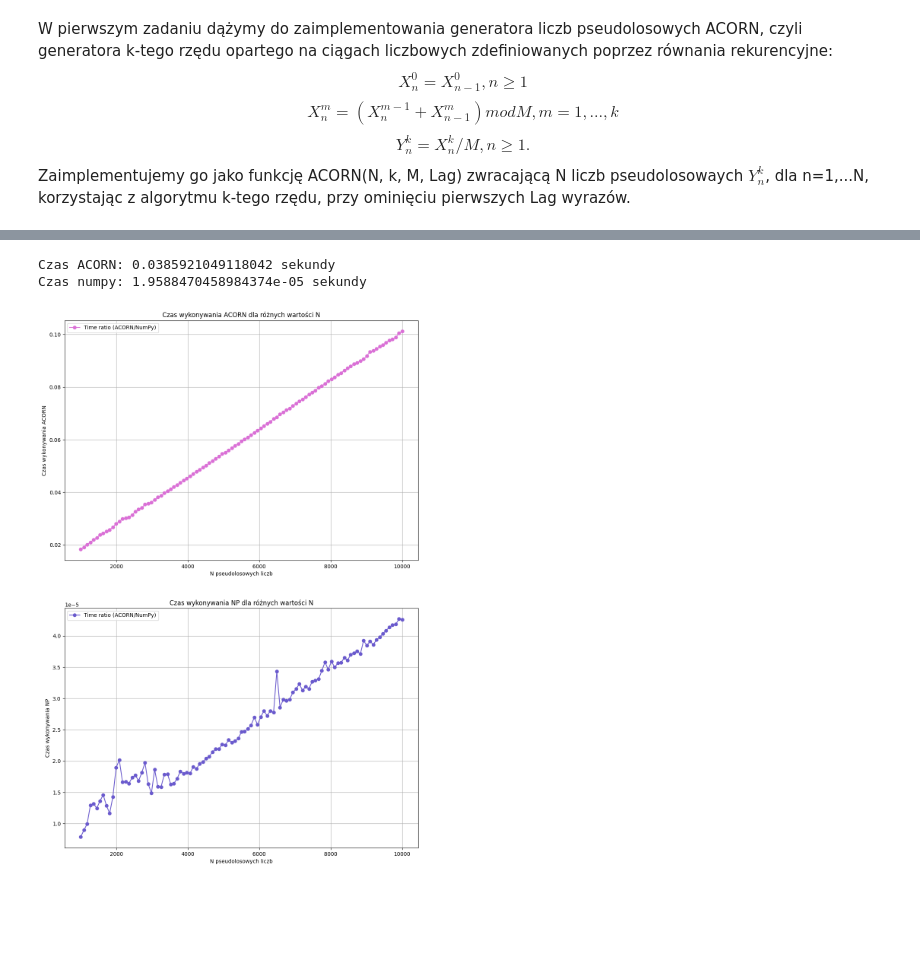
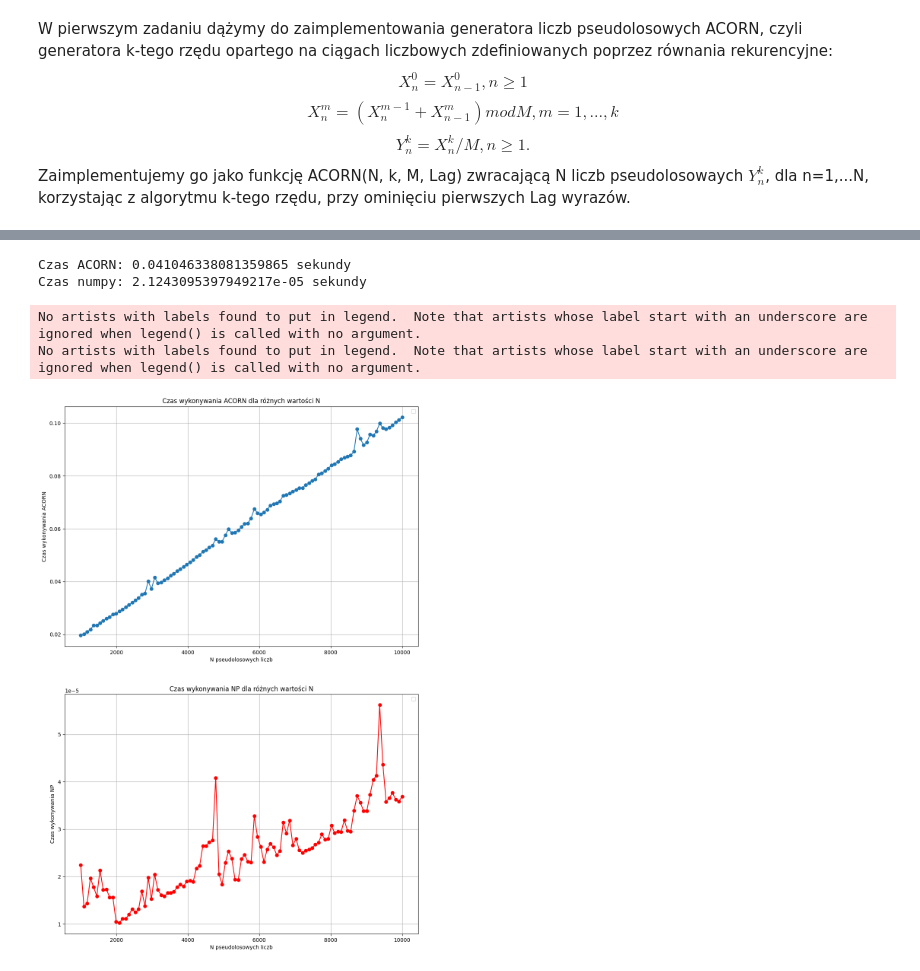
Before and after one commit to wust-research-group/raport-koncowy-wymiatacze, a Jupyter notebook: zadanie1.ipynb, the cells around one changed output, grey strips where cells are left out. Cells and saved outputs as stored; diff of their text form; code cells hidden in the pictures; blank space fills up the shorter version.

```diff
--- a/zadanie1.ipynb
+++ b/zadanie1.ipynb
@@ -88,11 +101,34 @@ No artists with labels found to put in legend.  Note that artists whose label st
 # %%
-def ACORN_czas(N, k, M, Lag):
+def ACORN_czas(N: int, k: int, M: int, Lag: int) -> float:
+    """
+    Funckja zwraca czas trwania algorytmu ACORN
+
+    Parametry
+    N (int): liczba liczb pseudolosowych do zwrócenia
+    k (int): liczba "dodatnich wartości" rzędów (k=0 pominięte)
+    M (int): liczbak względem której działa cały algorytm
+    Lag (int): ominięte wyrazy z k-tego rzędu
+
+    Zwraca:
+    (float): czas trwania
+
+    """
     start_acorn = time.time()
     ACORN(N, k, M, Lag)
     end_acorn = time.time()
     return end_acorn-start_acorn
 
-def NP_czas(N):
+def NP_czas(N: int) -> float:
+    """
+    Funckja zwracjąca czas trwania algorytmu ACORN
+
+    Parametry:
+    N (int): liczba liczb pseudolosowych do zwrócenia
+
+    Zwraca:
+    (float): czas trwania
+
+    """
     start_np = time.time()
     np.random.random(N+1)
     end_np = time.time()
@@ -108,41 +144,41 @@ for tim in range(50):
 print(f"Czas ACORN: {czas_acorn/50} sekundy")
 print(f"Czas numpy: {czas_np/50} sekundy")
 # %% [output]
-Czas ACORN: 0.0385921049118042 sekundy
-Czas numpy: 1.9588470458984374e-05 sekundy
+Czas ACORN: 0.041046338081359865 sekundy
+Czas numpy: 2.1243095397949217e-05 sekundy
 # %%
 przedzial = 101
 N2= np.linspace(1000, 10000,przedzial)
 
 #listy dla przechowania wyników czasów
 ACORN_czasy=np.zeros(przedzial)
 NP_czasy=np.zeros(przedzial)
 przedzialy = 0
 for ns in N2:
     CZAS_ACORN = 0
     CZAS_NP = 0
     for tim in range(10):
         CZAS_ACORN+=ACORN_czas(int(ns), k, M, Lag)
         CZAS_NP += NP_czas(int(ns))
     ACORN_czasy[przedzialy] = CZAS_ACORN/10
     NP_czasy[przedzialy] = CZAS_NP/10
     przedzialy+=1
 
 plt.figure(figsize=(12, 18))
 
 plt.subplot(2, 1, 1)
-plt.plot(N2, ACORN_czasy, 'o-', label='Time ratio (ACORN/NumPy)', color='orchid')
+plt.plot(N2, ACORN_czasy, 'o-')
 plt.xlabel('N pseudolosowych liczb')
 plt.ylabel('Czas wykonywania ACORN')
 plt.title('Czas wykonywania ACORN dla różnych wartości N')
-plt.legend()
-plt.grid(True)
+plt.grid()
 plt.subplot(2, 1, 2)
-plt.plot(N2, NP_czasy, 'o-', label='Time ratio (ACORN/NumPy)', color='slateblue')
+plt.plot(N2, NP_czasy, 'o-', color='red')
 plt.xlabel('N pseudolosowych liczb')
 plt.ylabel('Czas wykonywania NP')
 plt.title('Czas wykonywania NP dla różnych wartości N')
-plt.legend()
-plt.grid(True)
+plt.grid()
 # %% [output]
+No artists with labels found to put in legend.  Note that artists whose label start with an underscore are ignored when legend() is called with no argument.
+No artists with labels found to put in legend.  Note that artists whose label start with an underscore are ignored when legend() is called with no argument.
-[figure, old version]
+[figure, new version]
```
Also changed, not shown: parts of 3 cells of this notebook, 2 other files.
